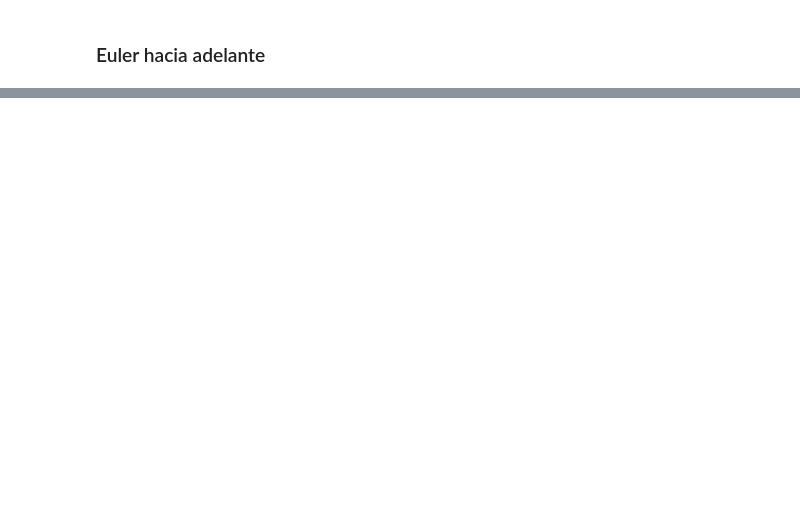
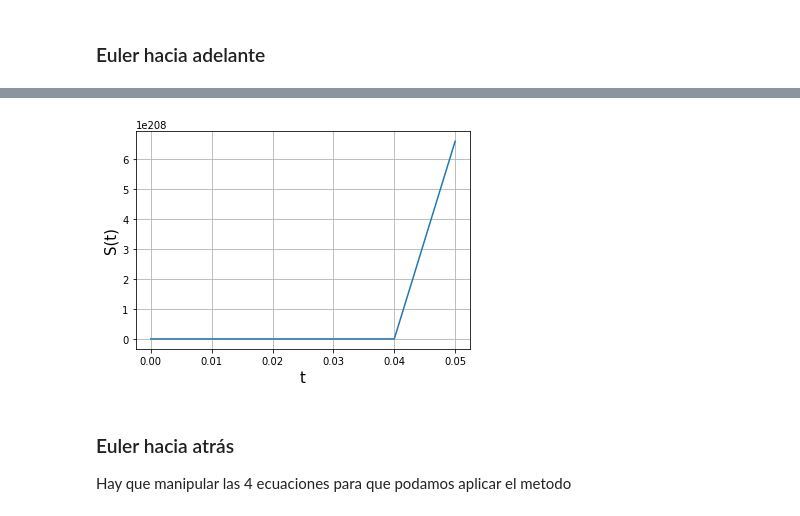
Before and after one commit to sebastianBaquero98/apuntesProgra, a Jupyter notebook: solucionODE.ipynb, the cells around one changed output, grey strips where cells are left out. Cells and saved outputs as stored; diff of their text form; code cells hidden in the pictures; blank space fills up the shorter version.

```diff
--- a/solucionODE.ipynb
+++ b/solucionODE.ipynb
@@ -137,0 +178,13 @@ for i in range(1,len(T)):
+# %%
+# Graficamos S(t)
+plt.figure()
+plt.plot(T,sEulerFor)
+plt.xlabel('t',fontsize=15)
+plt.ylabel('S(t)',fontsize=15)
+plt.grid(1)
+plt.show()
+# %% [output]
+[figure, added]
+# %% [markdown]
+### Euler hacia atrás
+Hay que manipular las 4 ecuaciones para que podamos aplicar el metodo
```
Also changed, not shown: parts of 9 cells of this notebook.
